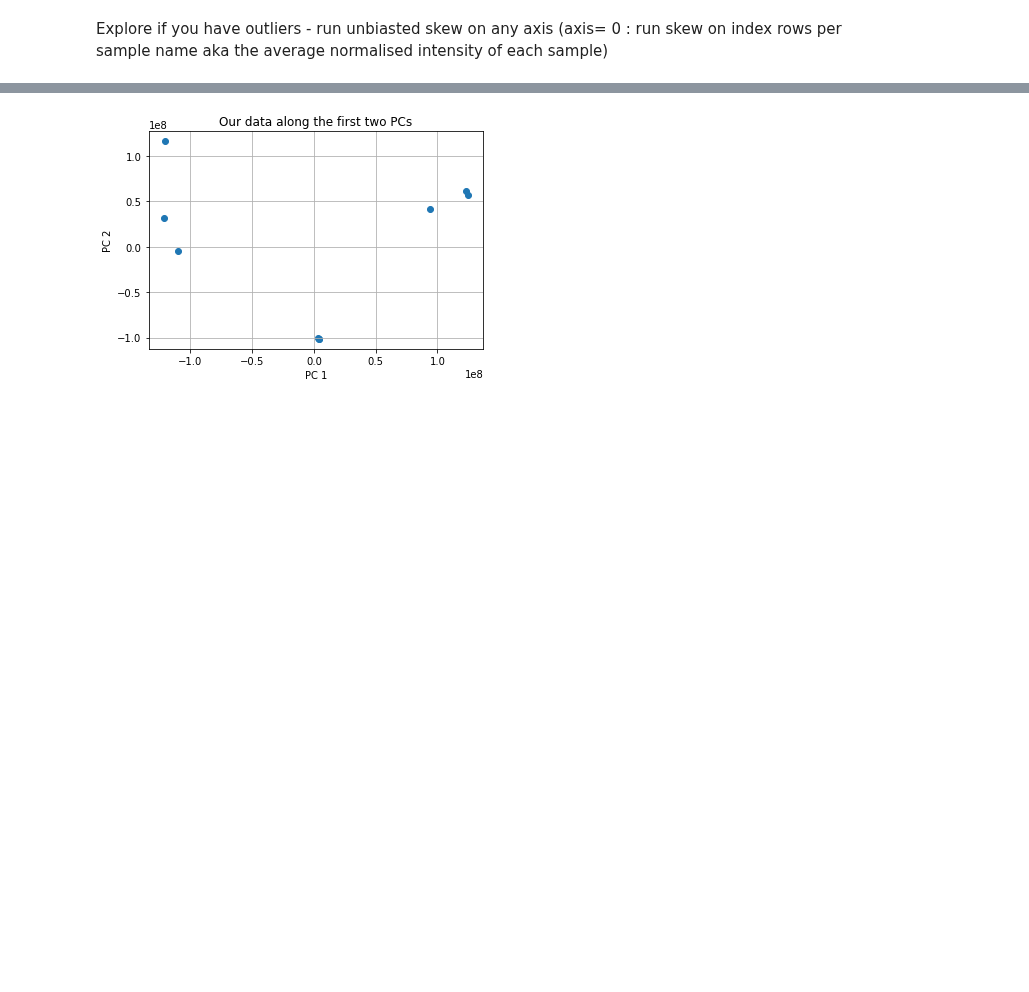
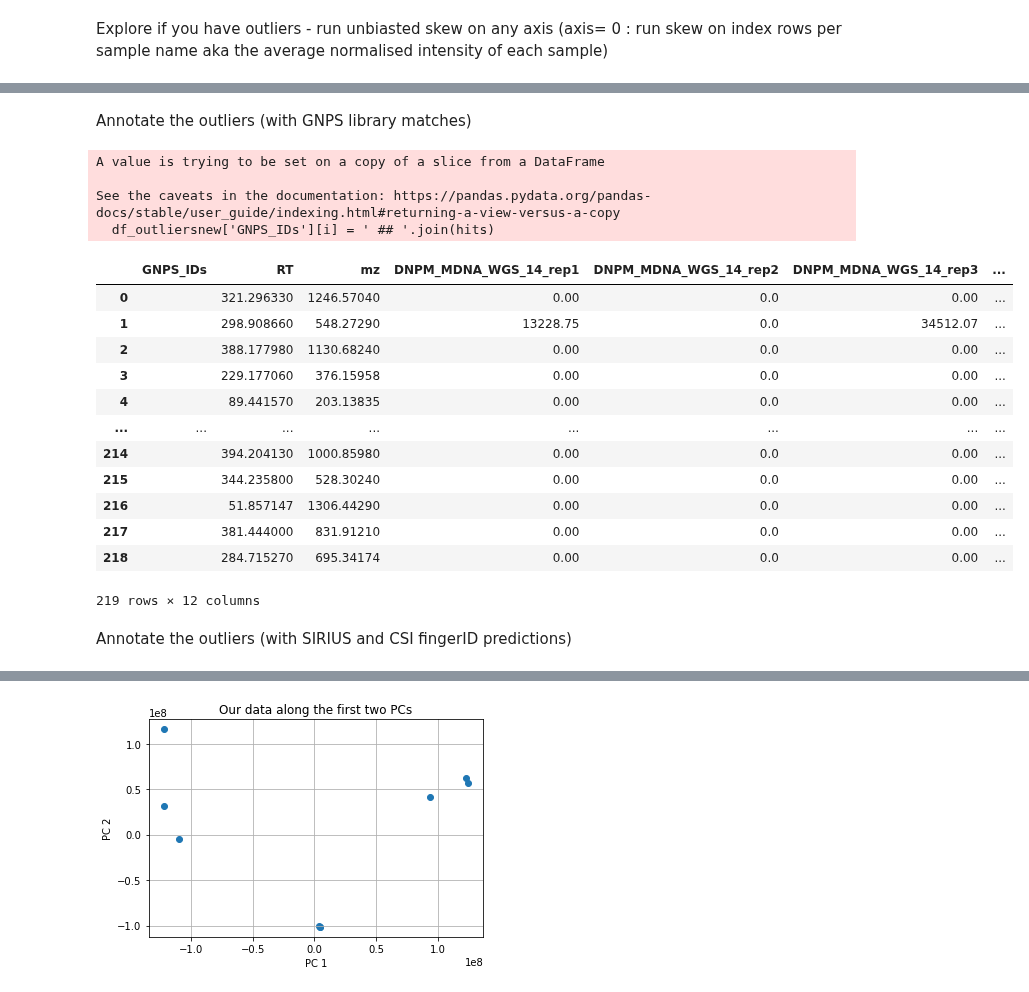
Before and after one commit to eeko-kon/pyOpenMS_UmetaFlow, a Jupyter notebook: 4_DataAnalysis.ipynb, the cells around one changed output, grey strips where cells are left out. Drawn from its saved outputs; the diff is of its cells as text; code cells hidden in the pictures; blank space fills up the shorter version.

```diff
--- a/4_DataAnalysis.ipynb
+++ b/4_DataAnalysis.ipynb
@@ -173,14 +188,0 @@ Keep feature intensities higher than 1.0e4:
-# %%
-import re
-
-cols= Matrixnew.columns
-Matrixnew[cols] = Matrixnew[cols].replace({0:np.nan})
-for i, row in Matrixnew.iterrows():
-    if row.sum()<= 10000:
-        Matrixnew.loc[[i],row.index] = np.nan
-
-Matrixnew=Matrixnew.dropna(how="all")
-Matrixnew = Matrixnew.fillna(0)
-Matrix_tocsv= Matrixnew.reset_index()
-Matrix_tocsv.to_csv("results/Requant/FeatureMatrix_Int+Rep_Flt.tsv", sep='\t')
-Matrixnew
@@ -290,5 +264,0 @@ df_outliers
-# %%
-df= pd.read_csv("results/Requant/FeatureMatrix_Int+Rep_Flt.tsv", sep="\t", index_col= "Unnamed: 0")
-df= df.set_index(["RT", "mz"])
-df=df.transpose()
-df
@@ -362,0 +297,38 @@ Built a PCA for fun& visualisation
+# %% [markdown]
+Annotate the outliers (with GNPS library matches)
+# %%
+df_outliersnew= df_outliers.reset_index()
+df_outliersnew.insert(0, 'GNPS_IDs', '')
+
+for i, mz, rt in zip(df_outliersnew.index, df_outliersnew['mz'], df_outliersnew['RT']):
+    hits = []
+    for name, GNPS_mz, GNPS_rt, in zip(GNPS['Compound_Name'], GNPS['Precursor_MZ'], GNPS['RetentionTime']):
+        mass_delta = (abs(GNPS_mz-mz)/GNPS_mz)*1000000.0 if GNPS_mz != 0 else 0
+        if (GNPS_rt >= rt-20.0) & (GNPS_rt <= rt+20.0) & (mass_delta<= 20.0):
+            hit = f'{name}'
+            if hit not in hits:
+                hits.append(hit)
+    df_outliersnew['GNPS_IDs'][i] = ' ## '.join(hits)
+
+df_outliersnew.to_csv("results/data_analysis/GNPS_annotated_outliers.tsv", sep='\t', index = False)
+df_outliersnew
+# %% [output]
+A value is trying to be set on a copy of a slice from a DataFrame
+
+See the caveats in the documentation: https://pandas.pydata.org/pandas-docs/stable/user_guide/indexing.html#returning-a-view-versus-a-copy
+  df_outliersnew['GNPS_IDs'][i] = ' ## '.join(hits)
+|  | GNPS_IDs | RT | mz | DNPM_MDNA_WGS_14_rep1 | DNPM_MDNA_WGS_14_rep2 | DNPM_MDNA_WGS_14_rep3 | ... |
+| 0 |  | 321.296330 | 1246.57040 | 0.00 | 0.0 | 0.00 | ... |
+| 1 |  | 298.908660 | 548.27290 | 13228.75 | 0.0 | 34512.07 | ... |
+| 2 |  | 388.177980 | 1130.68240 | 0.00 | 0.0 | 0.00 | ... |
+| 3 |  | 229.177060 | 376.15958 | 0.00 | 0.0 | 0.00 | ... |
+| 4 |  | 89.441570 | 203.13835 | 0.00 | 0.0 | 0.00 | ... |
+| ... | ... | ... | ... | ... | ... | ... | ... |
+| 214 |  | 394.204130 | 1000.85980 | 0.00 | 0.0 | 0.00 | ... |
+| 215 |  | 344.235800 | 528.30240 | 0.00 | 0.0 | 0.00 | ... |
+| 216 |  | 51.857147 | 1306.44290 | 0.00 | 0.0 | 0.00 | ... |
+| 217 |  | 381.444000 | 831.91210 | 0.00 | 0.0 | 0.00 | ... |
+| 218 |  | 284.715270 | 695.34174 | 0.00 | 0.0 | 0.00 | ... |
+219 rows × 12 columns
+# %% [markdown]
+Annotate the outliers (with SIRIUS and CSI fingerID predictions)
```
Also changed, not shown: parts of 94 cells of this notebook, 1 other file.
